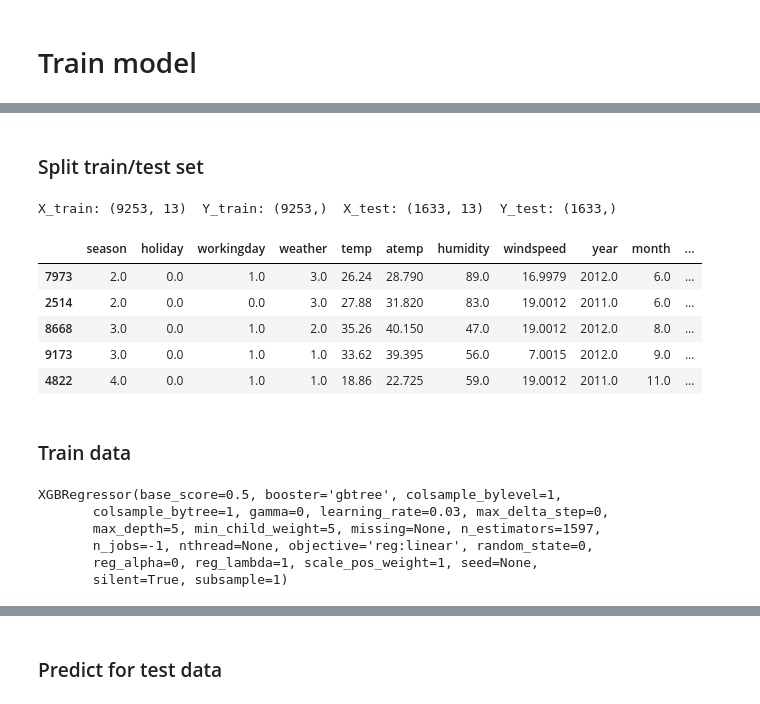
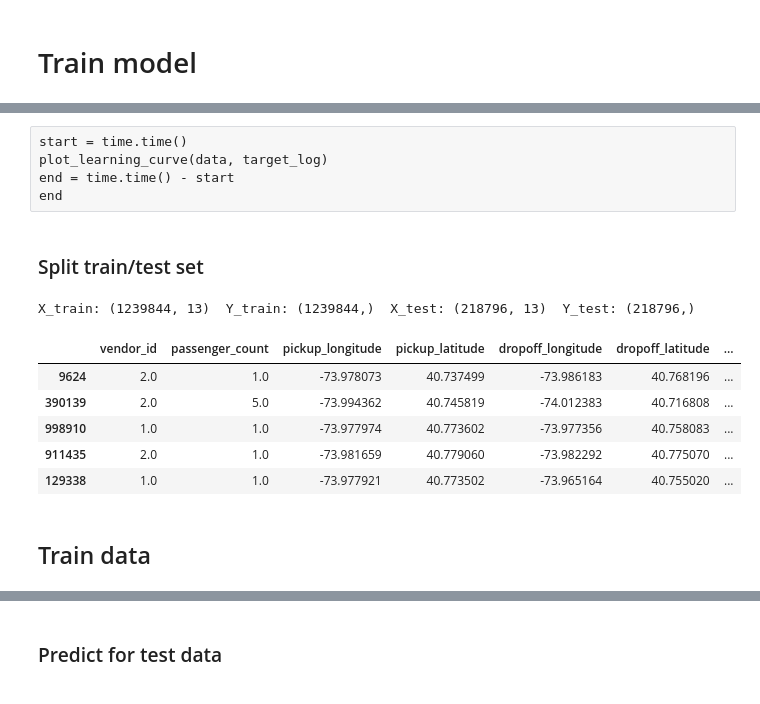
Before and after one commit to latuannetnam/kaggle, a Jupyter notebook: New York City Taxi Trip Duration/nb-taxi-trip-duration-v1.ipynb, the cells around one changed output, grey strips where cells are left out. Drawn from its saved outputs; the diff is of its cells as text; code cells hidden in the pictures.

```diff
--- a/New York City Taxi Trip Duration/nb-taxi-trip-duration-v1.ipynb
+++ b/New York City Taxi Trip Duration/nb-taxi-trip-duration-v1.ipynb
@@ -227,0 +301,5 @@ data[:5]
+# %%
+train_set = data_ol
+data = train_set
+# use np.log to balance distribution
+target_log = np.log(train_set[label].values)
@@ -313,6 +376,7 @@ data_fe[:5]
 # %% [markdown]
 # Train model
 # %%
-data = train_set.astype(float)
+data = train_set.drop(['id', label], axis=1).astype(float)
+print(data.shape)
 data[:5]
 # %% [output]
@@ -343,8 +416,0 @@ model = XGBRegressor(n_estimators=1000, max_depth=5, n_jobs = -1)
-# %%
-param_grid = {"max_depth"         : [1,5,10],
-              'learning_rate'     :[0.1, 0.03, 0.01],
-              'min_child_weight':  [1, 2, 5, 10]
-             }
-grid_search = GridSearchCV(model, param_grid, n_jobs=1, cv=5)
-grid_search.fit(data, target_log)
-print(grid_search.best_params_)
@@ -445,5 +483,3 @@ def plot_learning_curve(X, Y):
 
     plt.legend(loc="best")
     plt.show()
-# %%
-plot_learning_curve(data, target_log)
@@ -452,27 +486,23 @@ plot_learning_curve(data, target_log)
+# %% [raw]
+start = time.time()
+plot_learning_curve(data, target_log)
+end = time.time() - start
+end
 # %% [markdown]
 ### Split train/test set
 # %%
-X_train, X_test, Y_train, Y_test = train_test_split(data, target_log, train_size=0.85, random_state=1234)
-print("X_train:", X_train.shape, " Y_train:", Y_train.shape, " X_test:", X_test.shape, " Y_test:", Y_test.shape)
+X_train, X_test, Y_train, Y_test = train_test_split(
+    data, target_log, train_size=0.85, random_state=1234)
+print("X_train:", X_train.shape, " Y_train:", Y_train.shape,
+      " X_test:", X_test.shape, " Y_test:", Y_test.shape)
 X_train[:5]
 # %% [output]
-X_train: (9253, 13)  Y_train: (9253,)  X_test: (1633, 13)  Y_test: (1633,)
+X_train: (1239844, 13)  Y_train: (1239844,)  X_test: (218796, 13)  Y_test: (218796,)
-|  | season | holiday | workingday | weather | temp | atemp | humidity | windspeed | year | month | ... |
-| 7973 | 2.0 | 0.0 | 1.0 | 3.0 | 26.24 | 28.790 | 89.0 | 16.9979 | 2012.0 | 6.0 | ... |
-| 2514 | 2.0 | 0.0 | 0.0 | 3.0 | 27.88 | 31.820 | 83.0 | 19.0012 | 2011.0 | 6.0 | ... |
-| 8668 | 3.0 | 0.0 | 1.0 | 2.0 | 35.26 | 40.150 | 47.0 | 19.0012 | 2012.0 | 8.0 | ... |
-| 9173 | 3.0 | 0.0 | 1.0 | 1.0 | 33.62 | 39.395 | 56.0 | 7.0015 | 2012.0 | 9.0 | ... |
-| 4822 | 4.0 | 0.0 | 1.0 | 1.0 | 18.86 | 22.725 | 59.0 | 19.0012 | 2011.0 | 11.0 | ... |
+|  | vendor_id | passenger_count | pickup_longitude | pickup_latitude | dropoff_longitude | dropoff_latitude | ... |
+| 9624 | 2.0 | 1.0 | -73.978073 | 40.737499 | -73.986183 | 40.768196 | ... |
+| 390139 | 2.0 | 5.0 | -73.994362 | 40.745819 | -74.012383 | 40.716808 | ... |
+| 998910 | 1.0 | 1.0 | -73.977974 | 40.773602 | -73.977356 | 40.758083 | ... |
+| 911435 | 2.0 | 1.0 | -73.981659 | 40.779060 | -73.982292 | 40.775070 | ... |
+| 129338 | 1.0 | 1.0 | -73.977921 | 40.773502 | -73.965164 | 40.755020 | ... |
 # %% [markdown]
-### Train data
+## Train data
-# %%
-model.fit(
-    X_train, Y_train,
-)
-# %% [output]
-XGBRegressor(base_score=0.5, booster='gbtree', colsample_bylevel=1,
-       colsample_bytree=1, gamma=0, learning_rate=0.03, max_delta_step=0,
-       max_depth=5, min_child_weight=5, missing=None, n_estimators=1597,
-       n_jobs=-1, nthread=None, objective='reg:linear', random_state=0,
-       reg_alpha=0, reg_lambda=1, scale_pos_weight=1, seed=None,
-       silent=True, subsample=1)
```
Also changed, not shown: parts of 67 cells of this notebook, 5 other files.
